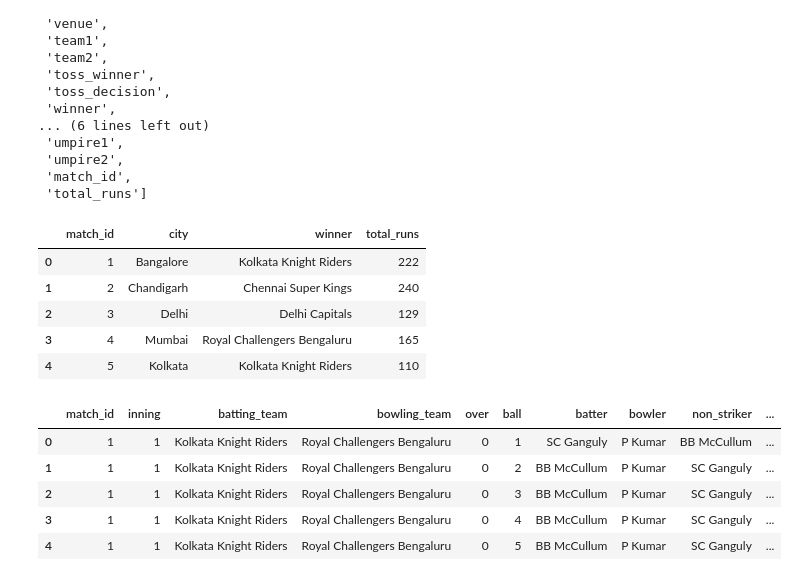
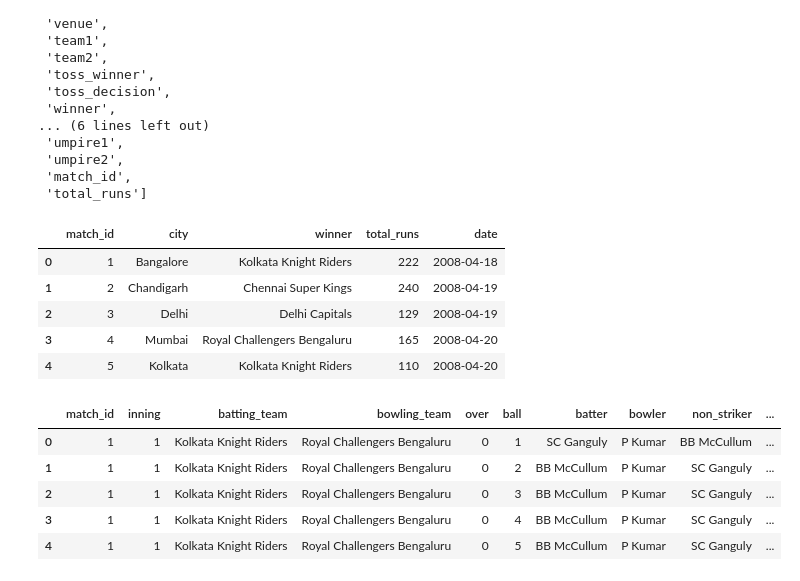
Before and after one commit to yadavabhishekz/IPL-win-probability-predictor, a Jupyter notebook: ipl-win-pridiction.ipynb, the cells around one changed output. Saved outputs shown, nothing was run; the diff lists cells and outputs as text; code cells hidden in the pictures.

```diff
--- a/ipl-win-pridiction.ipynb
+++ b/ipl-win-pridiction.ipynb
@@ -268,15 +268,15 @@ match_df.columns.tolist()
  'total_runs']
 # %%
 # extracting features from match dataset
-match_df = match_df[['match_id','city','winner','total_runs']]
+match_df = match_df[['match_id','city','winner','total_runs','date']]
 match_df.head()
 # %% [output]
-|  | match_id | city | winner | total_runs |
-| 0 | 1 | Bangalore | Kolkata Knight Riders | 222 |
-| 1 | 2 | Chandigarh | Chennai Super Kings | 240 |
-| 2 | 3 | Delhi | Delhi Capitals | 129 |
-| 3 | 4 | Mumbai | Royal Challengers Bengaluru | 165 |
-| 4 | 5 | Kolkata | Kolkata Knight Riders | 110 |
+|  | match_id | city | winner | total_runs | date |
+| 0 | 1 | Bangalore | Kolkata Knight Riders | 222 | 2008-04-18 |
+| 1 | 2 | Chandigarh | Chennai Super Kings | 240 | 2008-04-19 |
+| 2 | 3 | Delhi | Delhi Capitals | 129 | 2008-04-19 |
+| 3 | 4 | Mumbai | Royal Challengers Bengaluru | 165 | 2008-04-20 |
+| 4 | 5 | Kolkata | Kolkata Knight Riders | 110 | 2008-04-20 |
 # %%
 # Replace old team names with new ones in delivery_df
 delivery['batting_team'] = delivery['batting_team'].str.replace('Delhi Daredevils', 'Delhi Capitals')
```
Also changed, not shown: parts of 20 cells of this notebook, 3 other files.
